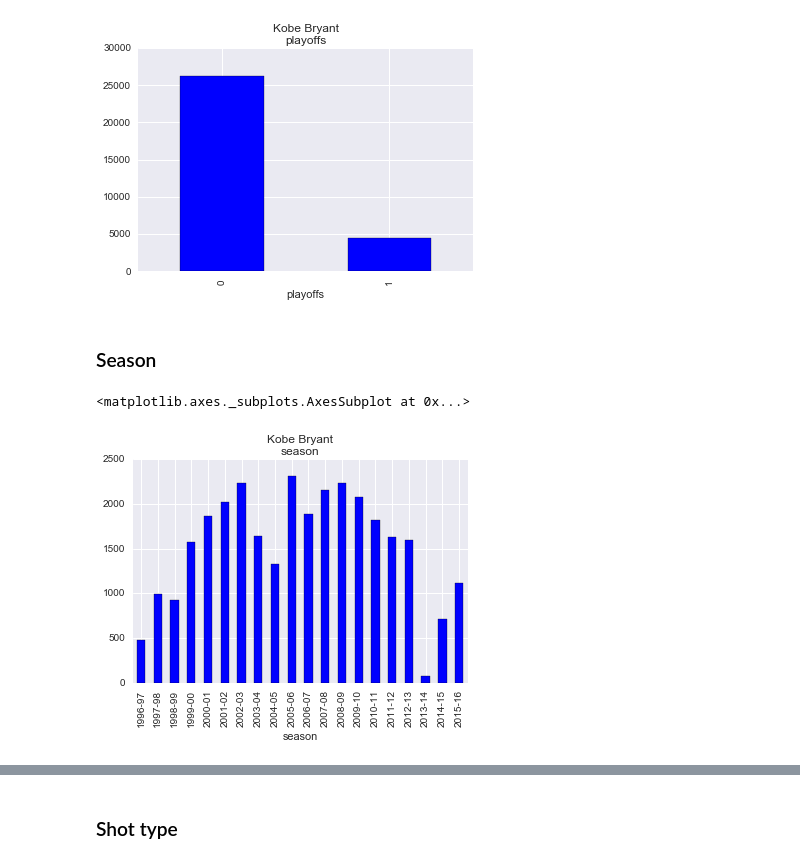
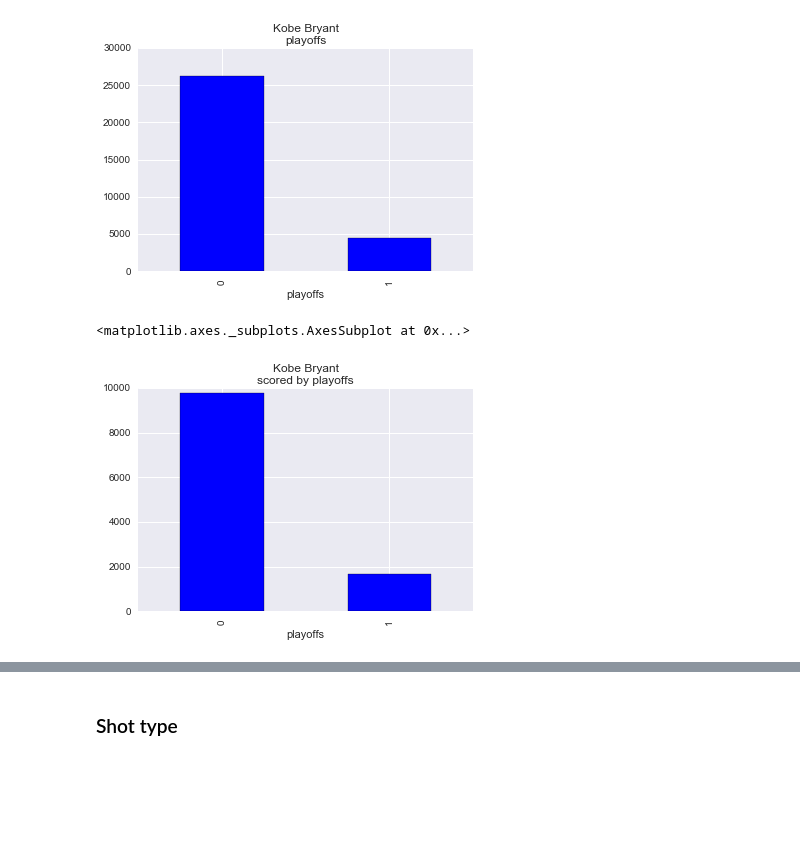
Before and after one commit to joaopcoelho/kobe-shots, a Jupyter notebook: kobe.ipynb, the cells around one changed output, grey strips where cells are left out. Cells and saved outputs as stored; diff of their text form; code cells hidden in the pictures; blank space fills up the shorter version.

Commit message:
Finished accuracy plots

```diff
--- a/kobe.ipynb
+++ b/kobe.ipynb
@@ -257,8 +285,6 @@ shots_playoffs.plot.bar(title='Kobe Bryant\nplayoffs')
-# %% [markdown]
-### Season
 # %%
-shots_season = pd.pivot_table(data, index="season", values="shot_id", aggfunc='count')
-shots_season.plot.bar(title='Kobe Bryant\nseason')
+playoffs_scored = pd.pivot_table(data, index="playoffs", values="shot_made_flag", aggfunc='sum')
+playoffs_scored.plot.bar(title='Kobe Bryant\nscored by playoffs')
 # %% [output]
 <matplotlib.axes._subplots.AxesSubplot at 0x...>
-[figure, old version]
+[figure, new version]
```
Also changed, not shown: parts of 25 cells of this notebook.
